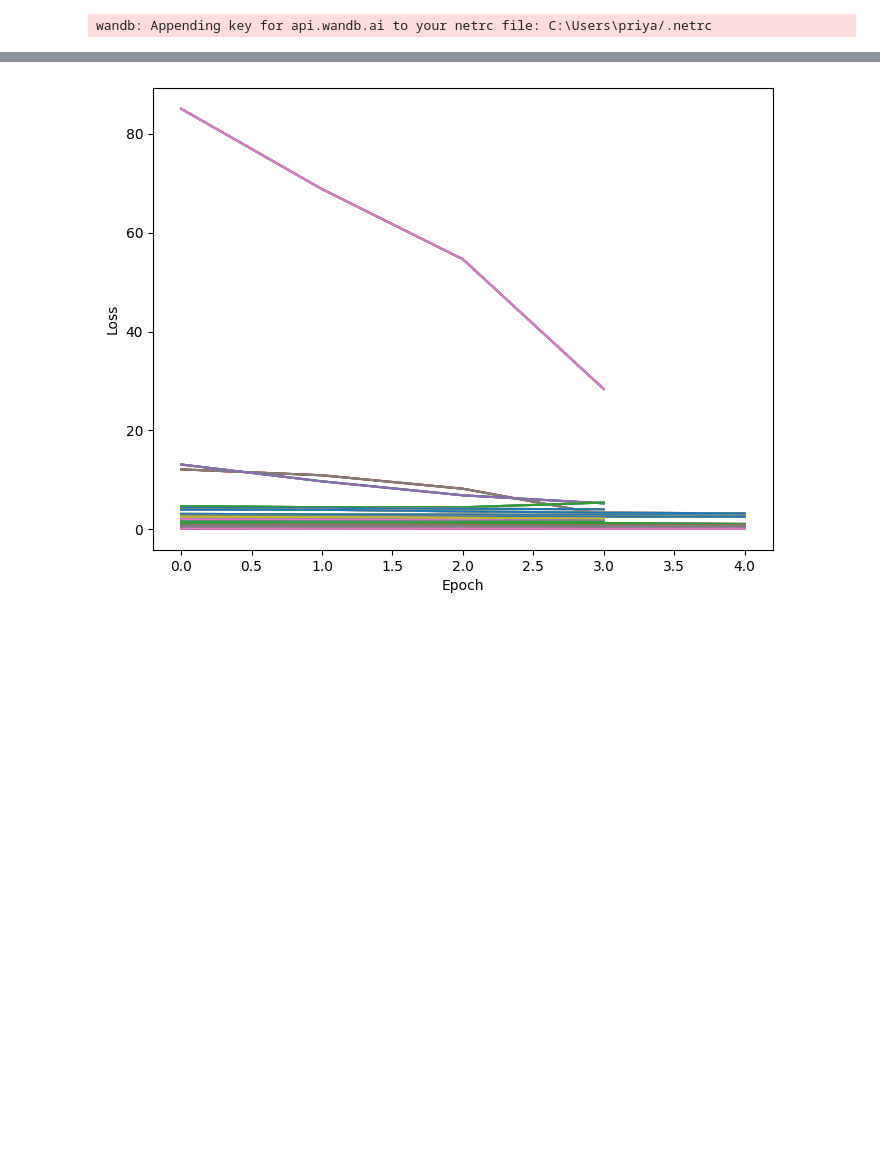
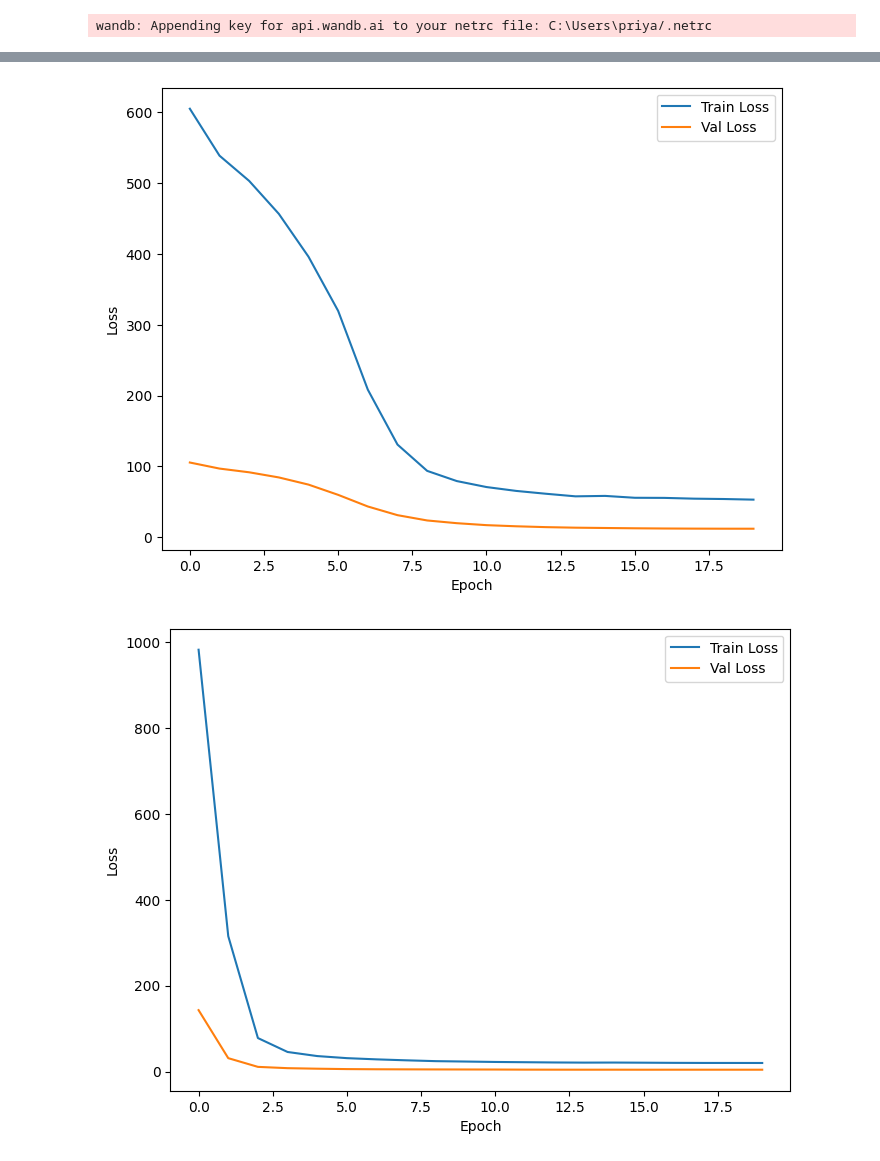
Before and after one commit to yankanp/quotes-generator, a Jupyter notebook: GPT-2/GPT2-HyperparameterSearch.ipynb, the cells around one changed output, grey strips where cells are left out. Drawn from its saved outputs; the diff is of its cells as text; code cells hidden in the pictures; blank space fills up the shorter version.

```diff
--- a/GPT-2/GPT2-HyperparameterSearch.ipynb
+++ b/GPT-2/GPT2-HyperparameterSearch.ipynb
@@ -216,0 +223,4 @@ all_hyper_parameters= {
+# %%
+#Add the tags with the quotes for training
+new_dataset['tag_quotes'] = new_dataset.apply(lambda x: x['tag'] + ':' + x['quotes'], axis=1)
+print(new_dataset['tag_quotes'].head())
@@ -216,0 +242,16 @@ all_hyper_parameters= {
+# %%
+train_tags = [item.split(":")[0] for item in train_dataset]
+val_tags =[item.split(":")[0] for item in val_dataset]
+
+# Count the number of occurrences of each tag in each list
+train_tag_counts = Counter(train_tags)
+val_tag_counts = Counter(val_tags)
+
+# Plot the tag distributions
+fig, ax = plt.subplots()
+ax.bar(train_tag_counts.keys(), train_tag_counts.values(), label='Training set')
+ax.bar(val_tag_counts.keys(), val_tag_counts.values(), label='Validation set')
+ax.set_xlabel('Tags')
+ax.set_ylabel('Counts')
+ax.legend()
+plt.show()
@@ -361,17 +413,23 @@ Validation loss: 0.18077092245221138.
 # %%
-fig, ax = plt.subplots()
+# Loop through each combination in the loss_values list
+for i, combo in enumerate(loss_values):
+    # Create a new figure and axis
+    fig, ax = plt.subplots()
 
-# Plot the training and validation loss values for each combination
-for combo in loss_values:
-    ax.plot(combo['train_loss'], label=f"Train Loss: {combo['hyperparameters']}")
-    ax.plot(combo['val_loss'], label=f"Val Loss: {combo['hyperparameters']}")
+    # Plot the training and validation loss values for the current combination
+    ax.plot(combo['train_loss'], label=f"Train Loss")
+    ax.plot(combo['val_loss'], label=f"Val Loss")
 
-# Add axis labels and a legend
-ax.set_xlabel("Epoch")
-ax.set_ylabel("Loss")
-# ax.legend()
+    # Add axis labels and a legend
+    ax.set_xlabel("Epoch")
+    ax.set_ylabel("Loss")
+    ax.legend()
 
-# Show the plot
-plt.show()
+    # Save the plot as a file
+    fig.savefig(f"plot_{i}.png")
+
+    # Show the plot
+    plt.show()
 # %% [output]
-[figure, old version]
+[figure, new version]
+[figure, added]
```
Also changed, not shown: parts of 13 cells of this notebook, 1 other file.
